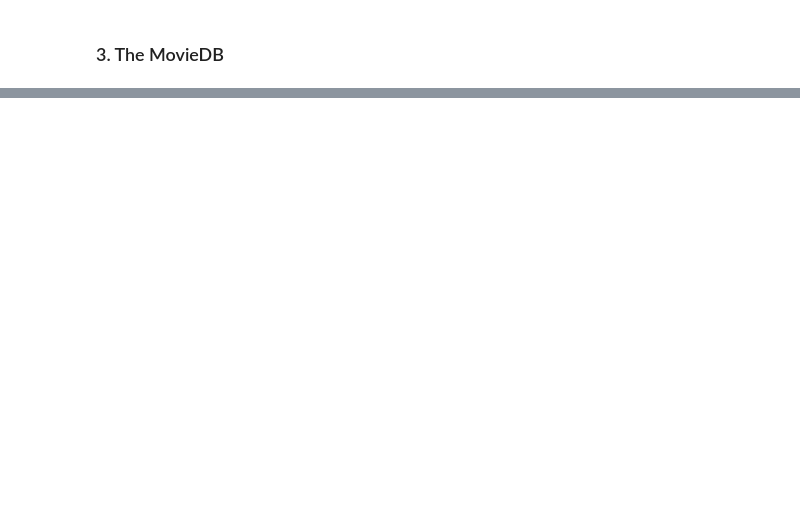
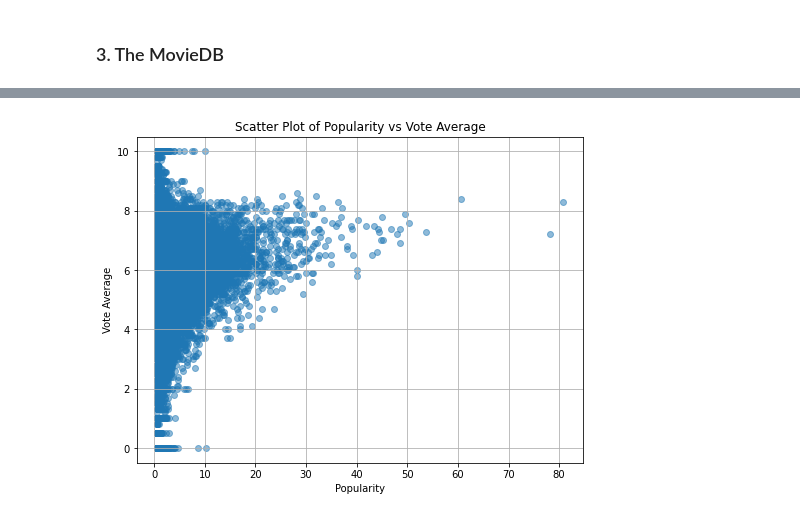
Before and after one commit to Iankip8/dsc-phase-1-project-v2-4, a Jupyter notebook: student.ipynb, the cells around one changed output, grey strips where cells are left out. Cells and saved outputs as stored; diff of their text form; code cells hidden in the pictures; blank space fills up the shorter version.

```diff
--- a/student.ipynb
+++ b/student.ipynb
@@ -814,0 +1026,15 @@ The insights gained from the three plots—bar, box, and line—offer invaluable
+# %%
+# You can specify the variables you want to plot on the x and y axes
+x = themoviedb_df['popularity']
+y = themoviedb_df['vote_average']
+
+# Create scatter plot
+plt.figure(figsize=(8, 6))
+plt.scatter(x, y, alpha=0.5)  # Set alpha to adjust transparency
+plt.title('Scatter Plot of Popularity vs Vote Average')
+plt.xlabel('Popularity')
+plt.ylabel('Vote Average')
+plt.grid(True)
+plt.show()
+# %% [output]
+[figure, added]
```
Also changed, not shown: parts of 44 cells of this notebook.
